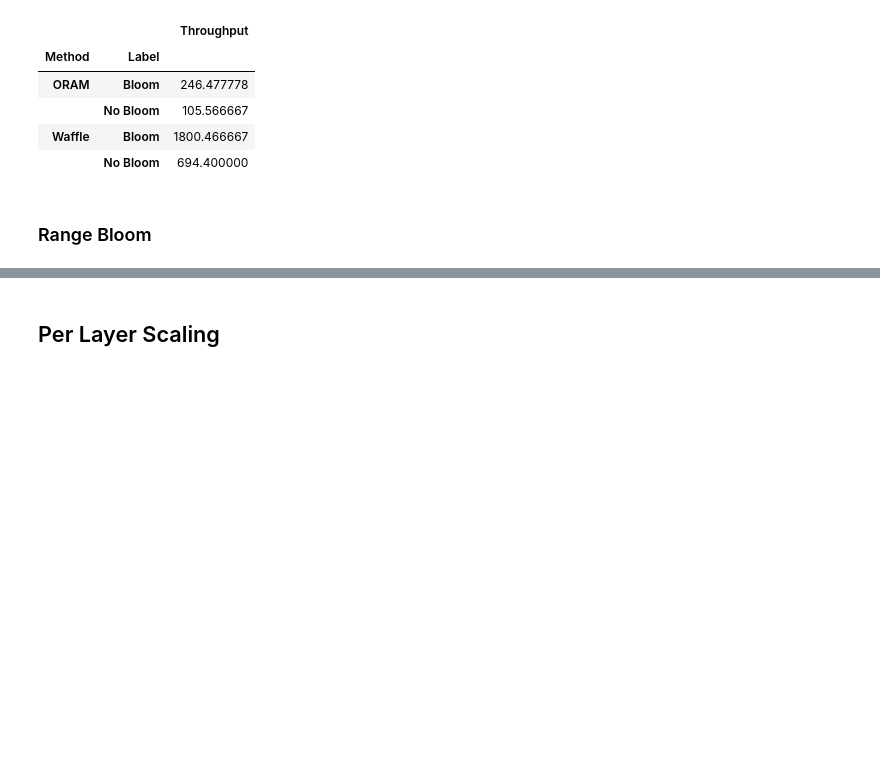
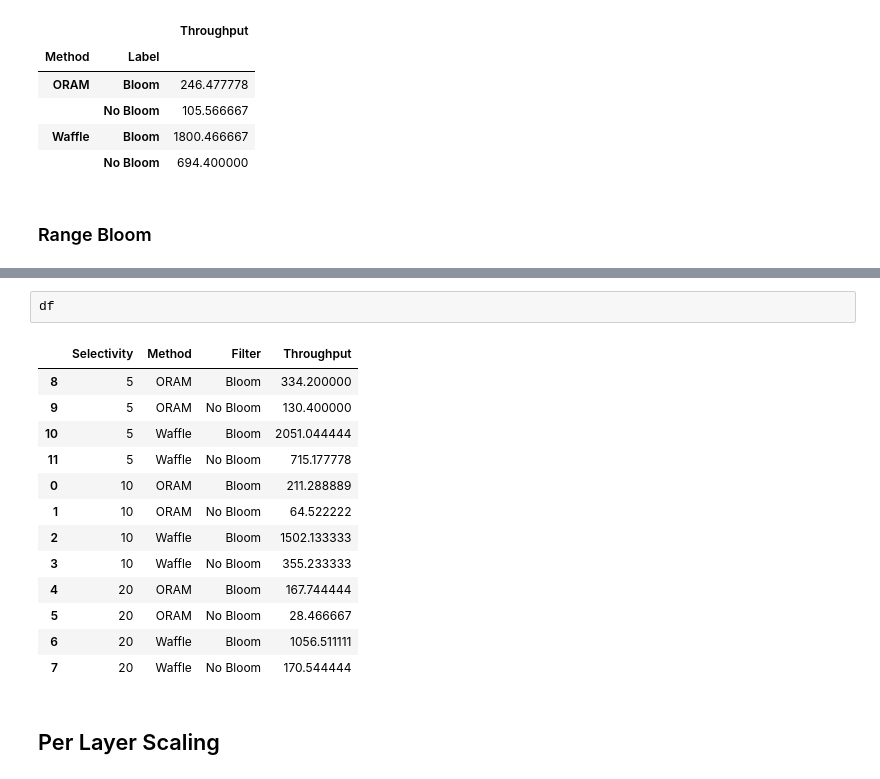
Before and after one commit to dsg-uwaterloo/ObliSQL, a Jupyter notebook: Experiments/Reviews/NewORAM/Plots.ipynb, the cells around one changed output, grey strips where cells are left out. Saved outputs shown, nothing was run; the diff lists cells and outputs as text; blank space fills up the shorter version.

```diff
--- a/Experiments/Reviews/NewORAM/Plots.ipynb
+++ b/Experiments/Reviews/NewORAM/Plots.ipynb
@@ -270,3 +344,19 @@ df.groupby(["Selectivity", "Filter","Method"]).agg({'Throughput': 'mean'})
+# %%
+df
+# %% [output]
+|  | Selectivity | Method | Filter | Throughput |
+| 8 | 5 | ORAM | Bloom | 334.200000 |
+| 9 | 5 | ORAM | No Bloom | 130.400000 |
+| 10 | 5 | Waffle | Bloom | 2051.044444 |
+| 11 | 5 | Waffle | No Bloom | 715.177778 |
+| 0 | 10 | ORAM | Bloom | 211.288889 |
+| 1 | 10 | ORAM | No Bloom | 64.522222 |
+| 2 | 10 | Waffle | Bloom | 1502.133333 |
+| 3 | 10 | Waffle | No Bloom | 355.233333 |
+| 4 | 20 | ORAM | Bloom | 167.744444 |
+| 5 | 20 | ORAM | No Bloom | 28.466667 |
+| 6 | 20 | Waffle | Bloom | 1056.511111 |
+| 7 | 20 | Waffle | No Bloom | 170.544444 |
 # %% [markdown]
 ## Per Layer Scaling
 # %%
```
Also changed, not shown: parts of 3 cells of this notebook, 24 other files.
